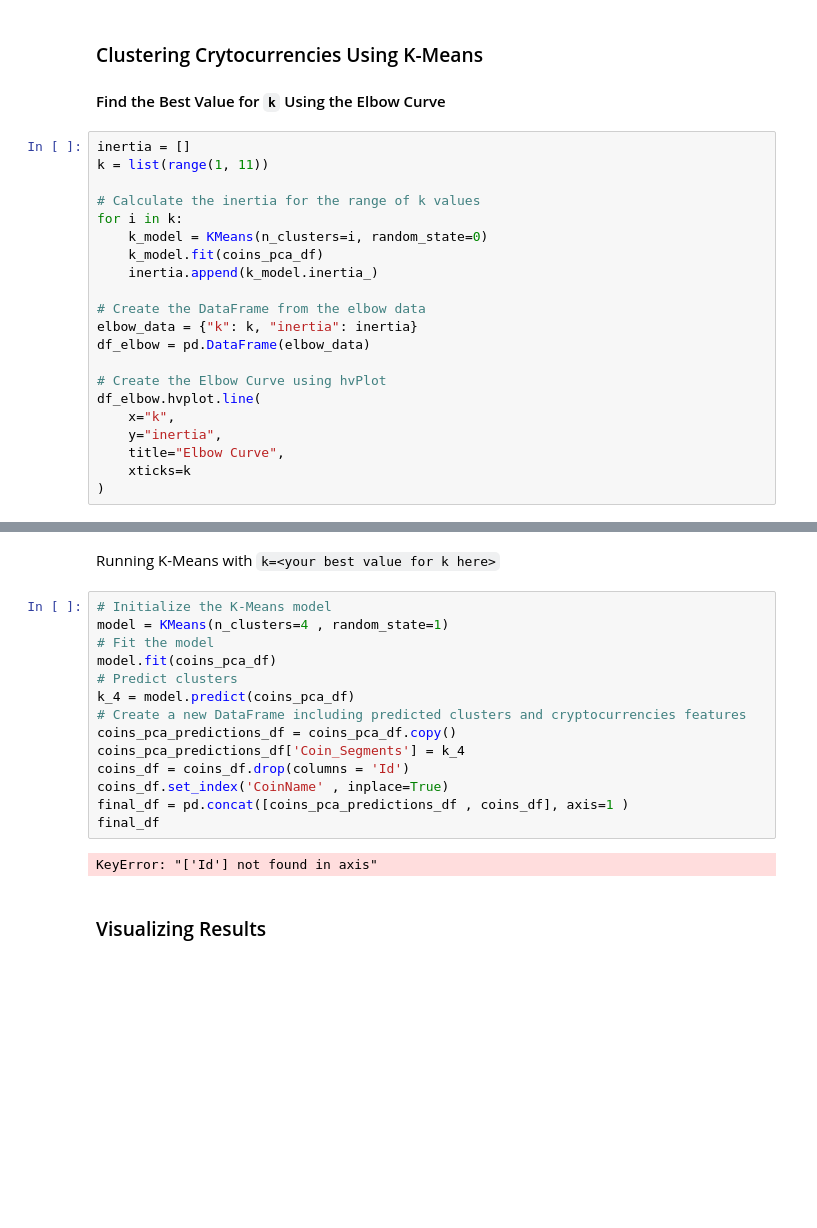
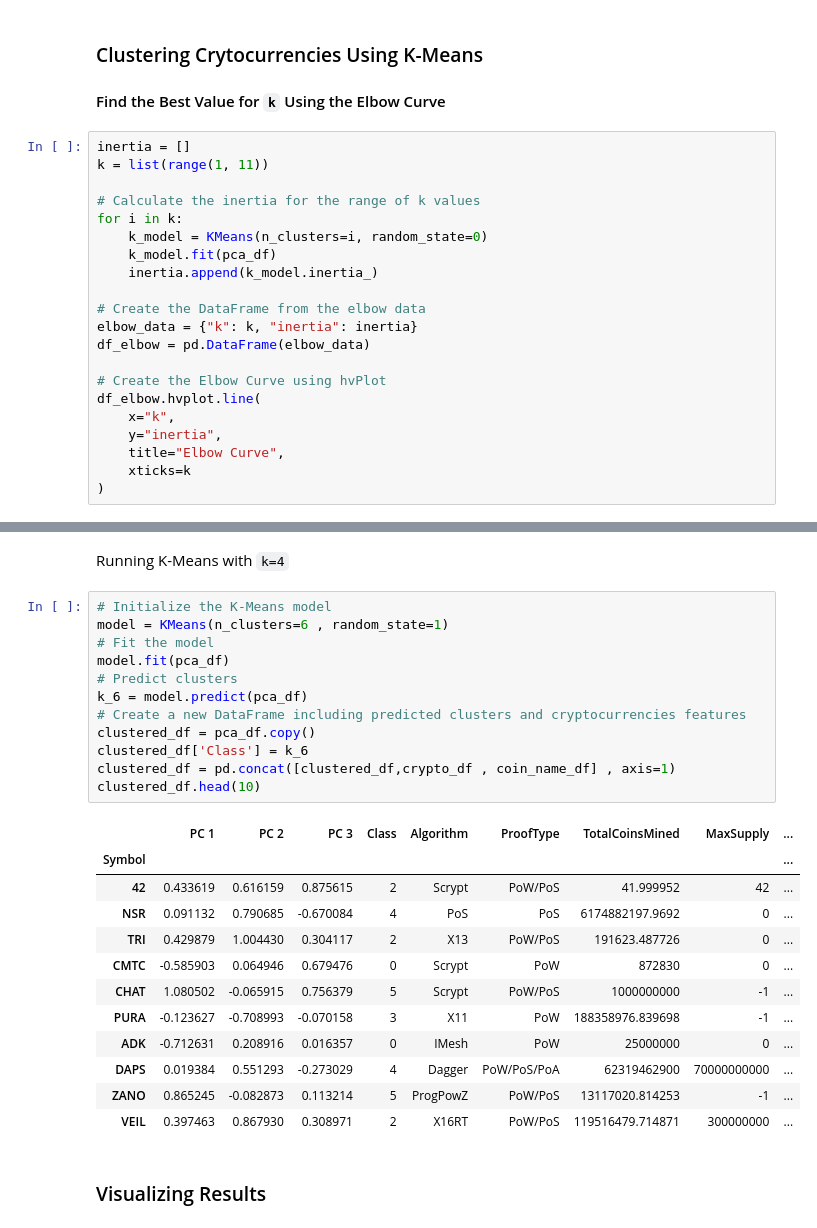
Before and after one commit to JQH84/Cryptocurrency-Clustering-Analysis, a Jupyter notebook: crypto_clustering.ipynb, the cells around one changed output, grey strips where cells are left out. Cells and saved outputs as stored; diff of their text form; blank space fills up the shorter version.

```diff
--- a/crypto_clustering.ipynb
+++ b/crypto_clustering.ipynb
@@ -246,7 +232,7 @@ k = list(range(1, 11))
 # Calculate the inertia for the range of k values
 for i in k:
     k_model = KMeans(n_clusters=i, random_state=0)
-    k_model.fit(coins_pca_df)
+    k_model.fit(pca_df)
     inertia.append(k_model.inertia_)
 
 # Create the DataFrame from the elbow data
@@ -263,23 +249,32 @@ df_elbow.hvplot.line(
 # %% [output]
 [interactive output not drawn]
 # %% [markdown]
-Running K-Means with `k=<your best value for k here>`
+Running K-Means with `k=4`
 # %%
 # Initialize the K-Means model
-model = KMeans(n_clusters=4 , random_state=1)
+model = KMeans(n_clusters=6 , random_state=1)
 # Fit the model
-model.fit(coins_pca_df)
+model.fit(pca_df)
 # Predict clusters
-k_4 = model.predict(coins_pca_df)
+k_6 = model.predict(pca_df)
 # Create a new DataFrame including predicted clusters and cryptocurrencies features
-coins_pca_predictions_df = coins_pca_df.copy()
-coins_pca_predictions_df['Coin_Segments'] = k_4
-coins_df = coins_df.drop(columns = 'Id')
-coins_df.set_index('CoinName' , inplace=True)
-final_df = pd.concat([coins_pca_predictions_df , coins_df], axis=1 )
-final_df
+clustered_df = pca_df.copy()
+clustered_df['Class'] = k_6
+clustered_df = pd.concat([clustered_df,crypto_df , coin_name_df] , axis=1)
+clustered_df.head(10)
 # %% [output]
-KeyError: "['Id'] not found in axis"
+|  | PC 1 | PC 2 | PC 3 | Class | Algorithm | ProofType | TotalCoinsMined | MaxSupply | ... |
+| Symbol |  |  |  |  |  |  |  |  | ... |
+| 42 | 0.433619 | 0.616159 | 0.875615 | 2 | Scrypt | PoW/PoS | 41.999952 | 42 | ... |
+| NSR | 0.091132 | 0.790685 | -0.670084 | 4 | PoS | PoS | 6174882197.9692 | 0 | ... |
+| TRI | 0.429879 | 1.004430 | 0.304117 | 2 | X13 | PoW/PoS | 191623.487726 | 0 | ... |
+| CMTC | -0.585903 | 0.064946 | 0.679476 | 0 | Scrypt | PoW | 872830 | 0 | ... |
+| CHAT | 1.080502 | -0.065915 | 0.756379 | 5 | Scrypt | PoW/PoS | 1000000000 | -1 | ... |
+| PURA | -0.123627 | -0.708993 | -0.070158 | 3 | X11 | PoW | 188358976.839698 | -1 | ... |
+| ADK | -0.712631 | 0.208916 | 0.016357 | 0 | IMesh | PoW | 25000000 | 0 | ... |
+| DAPS | 0.019384 | 0.551293 | -0.273029 | 4 | Dagger | PoW/PoS/PoA | 62319462900 | 70000000000 | ... |
+| ZANO | 0.865245 | -0.082873 | 0.113214 | 5 | ProgPowZ | PoW/PoS | 13117020.814253 | -1 | ... |
+| VEIL | 0.397463 | 0.867930 | 0.308971 | 2 | X16RT | PoW/PoS | 119516479.714871 | 300000000 | ... |
 # %% [markdown]
 ### Visualizing Results
 # %% [markdown]
```
Also changed, not shown: parts of 22 cells of this notebook.
